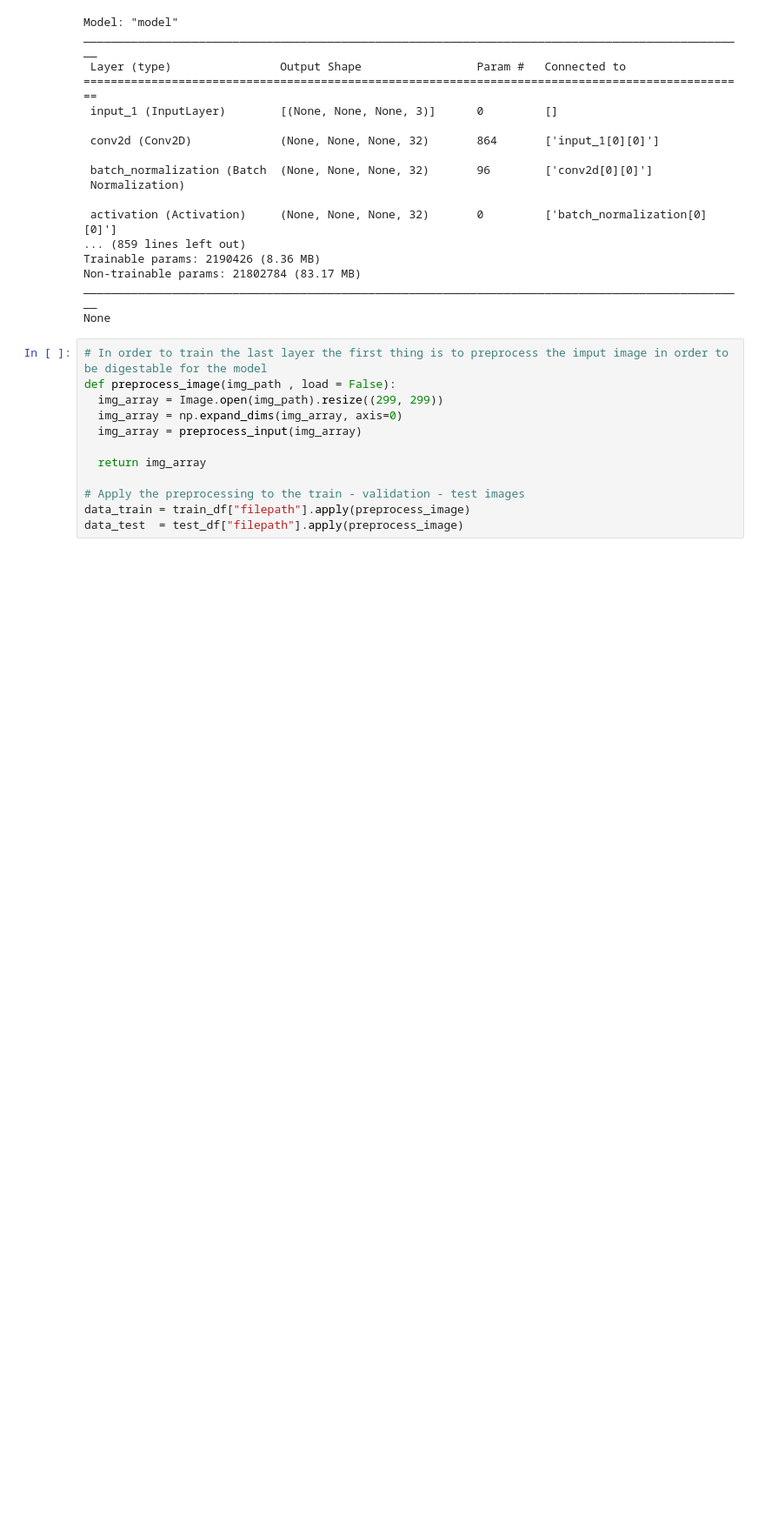
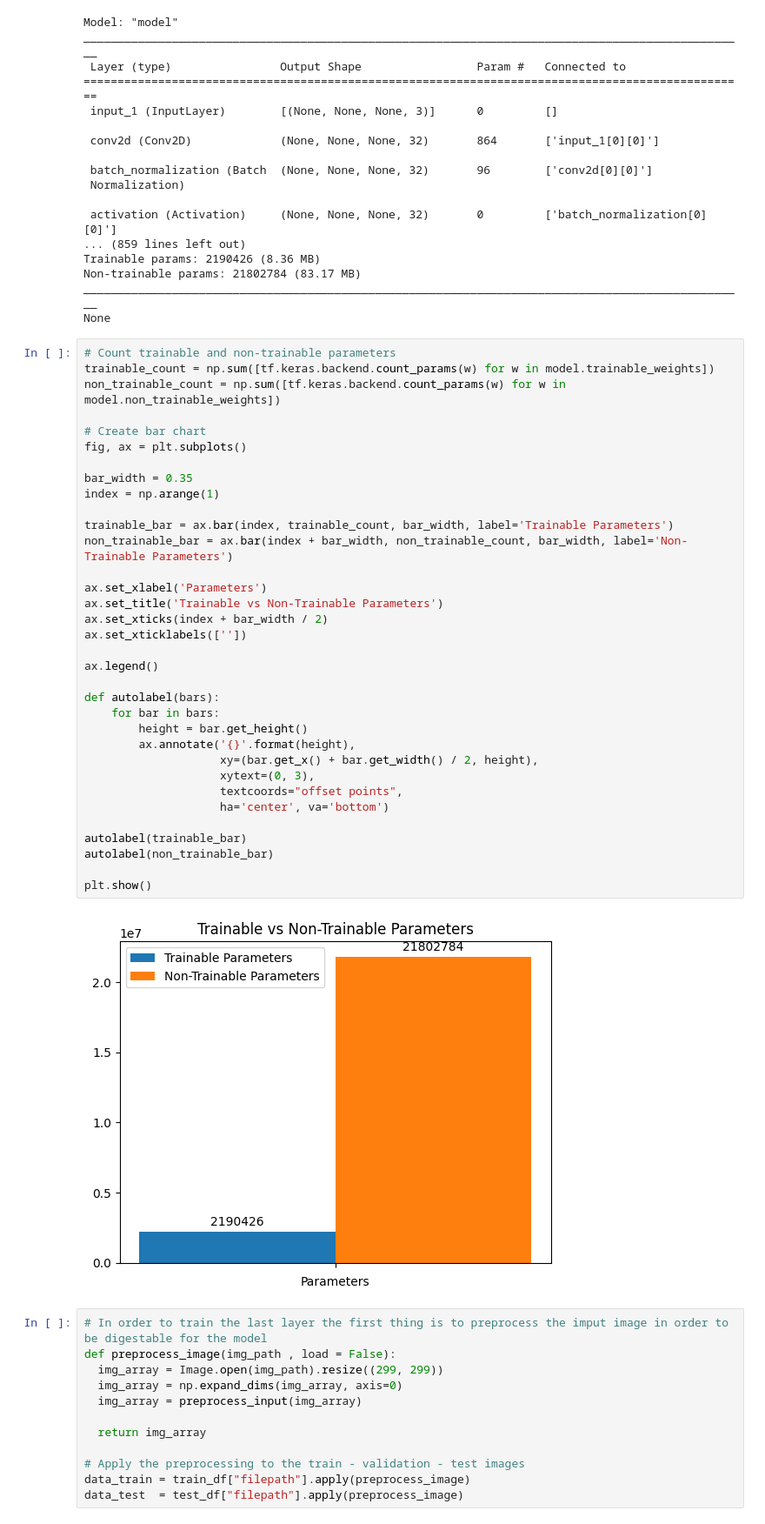
Before and after one commit to PaoloBarba/NN_Homework_1, a Jupyter notebook: Copia_di_NNDS_2023_Final_Homework.ipynb, the cells around one changed output. Shown at 87% size. Cells and saved outputs as stored; diff of their text form; blank space fills up the shorter version.

```diff
--- a/Copia_di_NNDS_2023_Final_Homework.ipynb
+++ b/Copia_di_NNDS_2023_Final_Homework.ipynb
@@ -173,6 +173,42 @@ Trainable params: 2190426 (8.36 MB)
 Non-trainable params: 21802784 (83.17 MB)
 __________________________________________________________________________________________________
 None
+# %%
+# Count trainable and non-trainable parameters
+trainable_count = np.sum([tf.keras.backend.count_params(w) for w in model.trainable_weights])
+non_trainable_count = np.sum([tf.keras.backend.count_params(w) for w in model.non_trainable_weights])
+
+# Create bar chart
+fig, ax = plt.subplots()
+
+bar_width = 0.35
+index = np.arange(1)
+
+trainable_bar = ax.bar(index, trainable_count, bar_width, label='Trainable Parameters')
+non_trainable_bar = ax.bar(index + bar_width, non_trainable_count, bar_width, label='Non-Trainable Parameters')
+
+ax.set_xlabel('Parameters')
+ax.set_title('Trainable vs Non-Trainable Parameters')
+ax.set_xticks(index + bar_width / 2)
+ax.set_xticklabels([''])
+
+ax.legend()
+
+def autolabel(bars):
+    for bar in bars:
+        height = bar.get_height()
+        ax.annotate('{}'.format(height),
+                    xy=(bar.get_x() + bar.get_width() / 2, height),
+                    xytext=(0, 3),
+                    textcoords="offset points",
+                    ha='center', va='bottom')
+
+autolabel(trainable_bar)
+autolabel(non_trainable_bar)
+
+plt.show()
+# %% [output]
+[figure, added]
 # %%
 # In order to train the last layer the first thing is to preprocess the imput image in order to be digestable for the model
 def preprocess_image(img_path , load = False):
```
Also changed, not shown: parts of 8 cells of this notebook.
